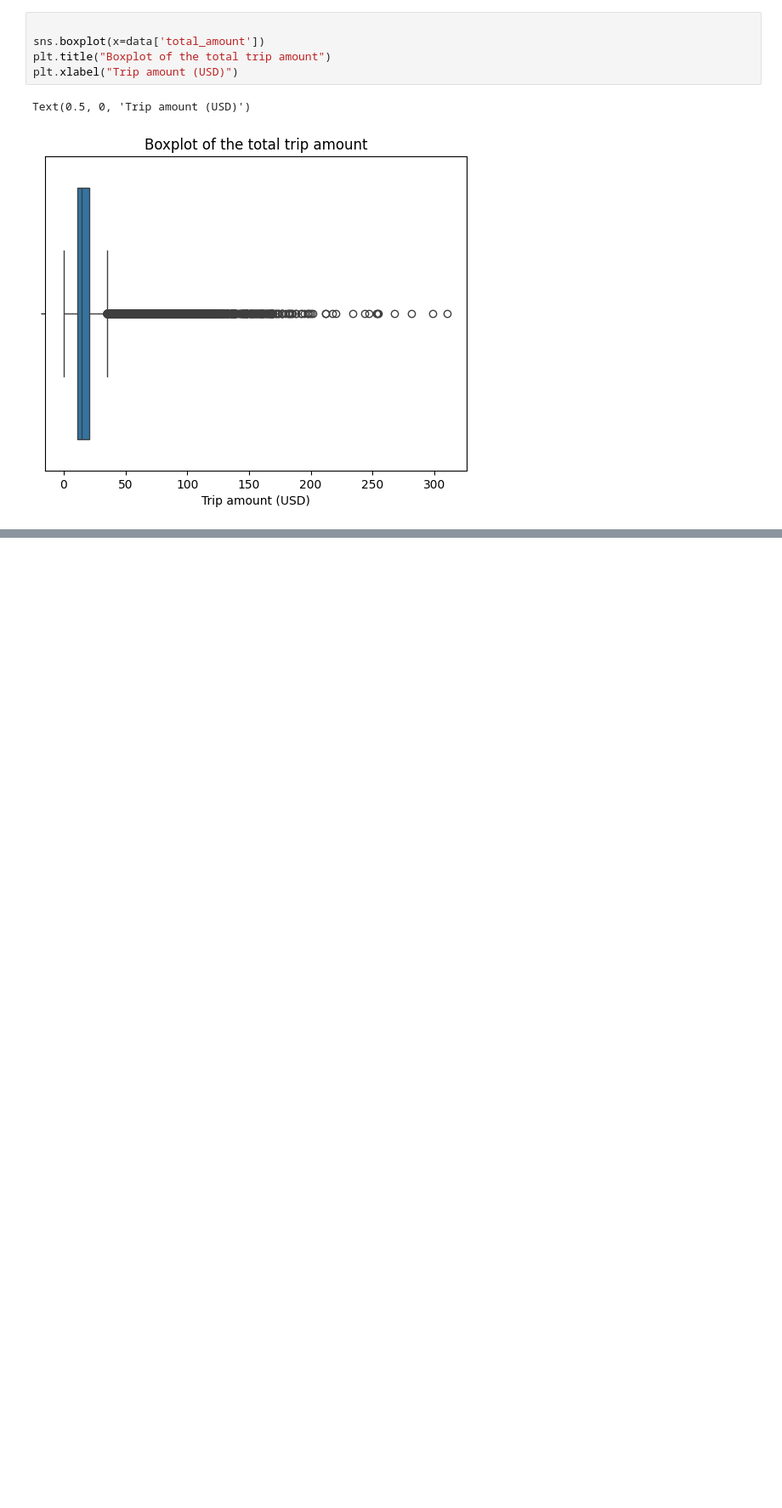
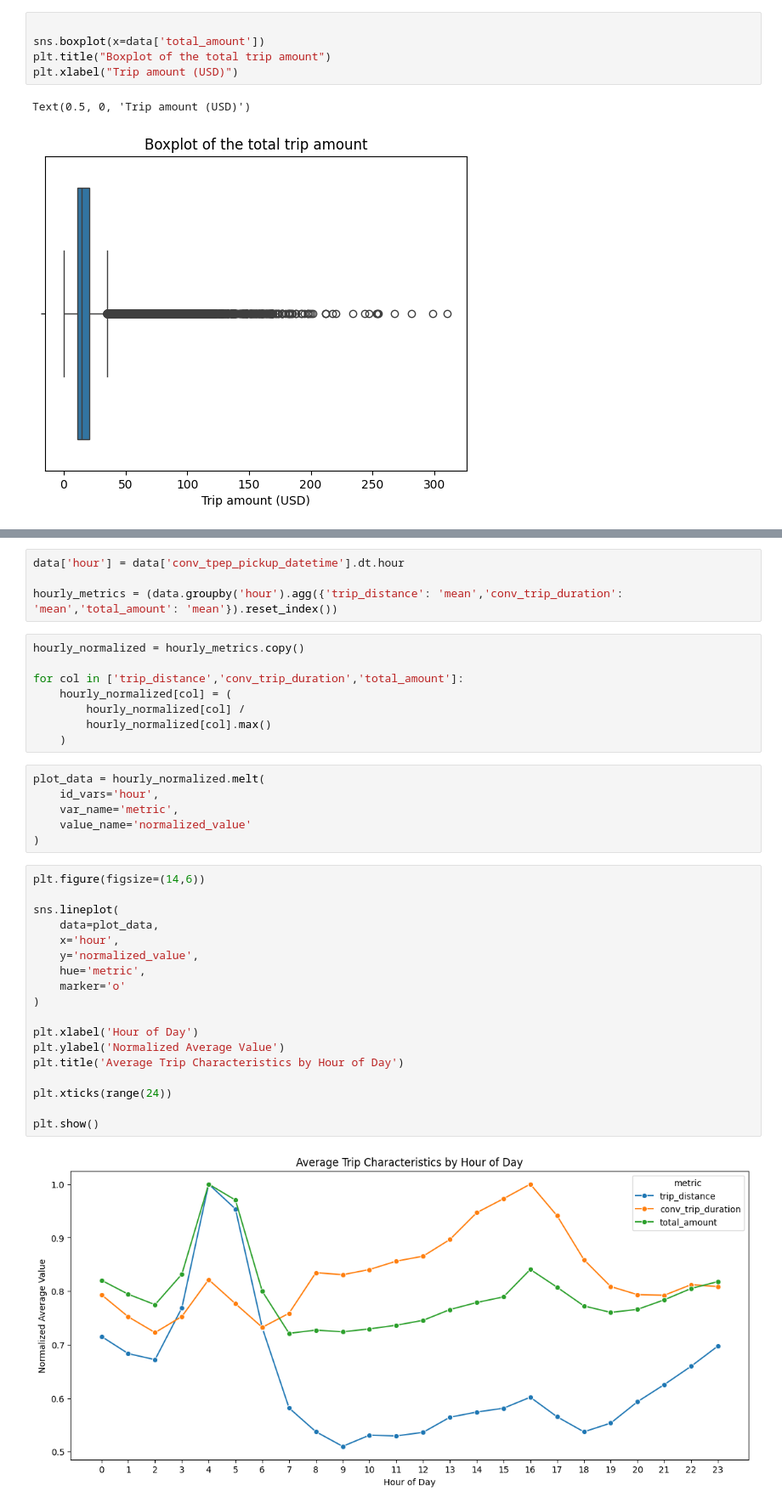
Before and after one commit to VicColombo/yellow_taxi_analysis, a Jupyter notebook: analysis.ipynb, the cells around one changed output, grey strips where cells are left out. Shown at 85% size. Drawn from its saved outputs; the diff is of its cells as text; blank space fills up the shorter version.

```diff
--- a/analysis.ipynb
+++ b/analysis.ipynb
@@ -614,0 +833,38 @@ Text(0.5, 0, 'Trip amount (USD)')
+# %%
+data['hour'] = data['conv_tpep_pickup_datetime'].dt.hour
+
+hourly_metrics = (data.groupby('hour').agg({'trip_distance': 'mean','conv_trip_duration': 'mean','total_amount': 'mean'}).reset_index())
+# %%
+hourly_normalized = hourly_metrics.copy()
+
+for col in ['trip_distance','conv_trip_duration','total_amount']:
+    hourly_normalized[col] = (
+        hourly_normalized[col] /
+        hourly_normalized[col].max()
+    )
+# %%
+plot_data = hourly_normalized.melt(
+    id_vars='hour',
+    var_name='metric',
+    value_name='normalized_value'
+)
+# %%
+plt.figure(figsize=(14,6))
+
+sns.lineplot(
+    data=plot_data,
+    x='hour',
+    y='normalized_value',
+    hue='metric',
+    marker='o'
+)
+
+plt.xlabel('Hour of Day')
+plt.ylabel('Normalized Average Value')
+plt.title('Average Trip Characteristics by Hour of Day')
+
+plt.xticks(range(24))
+
+plt.show()
+# %% [output]
+[figure, added]
```
Also changed, not shown: parts of 43 cells of this notebook.
